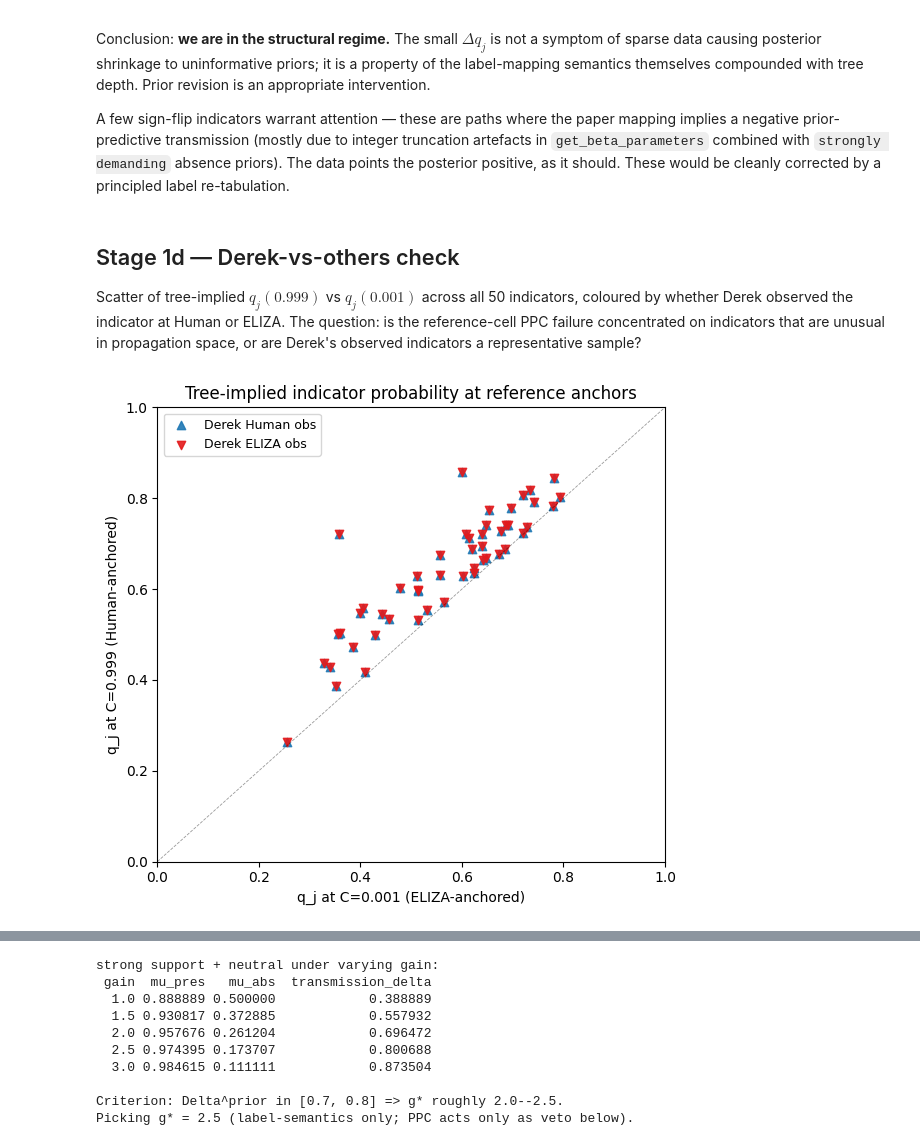
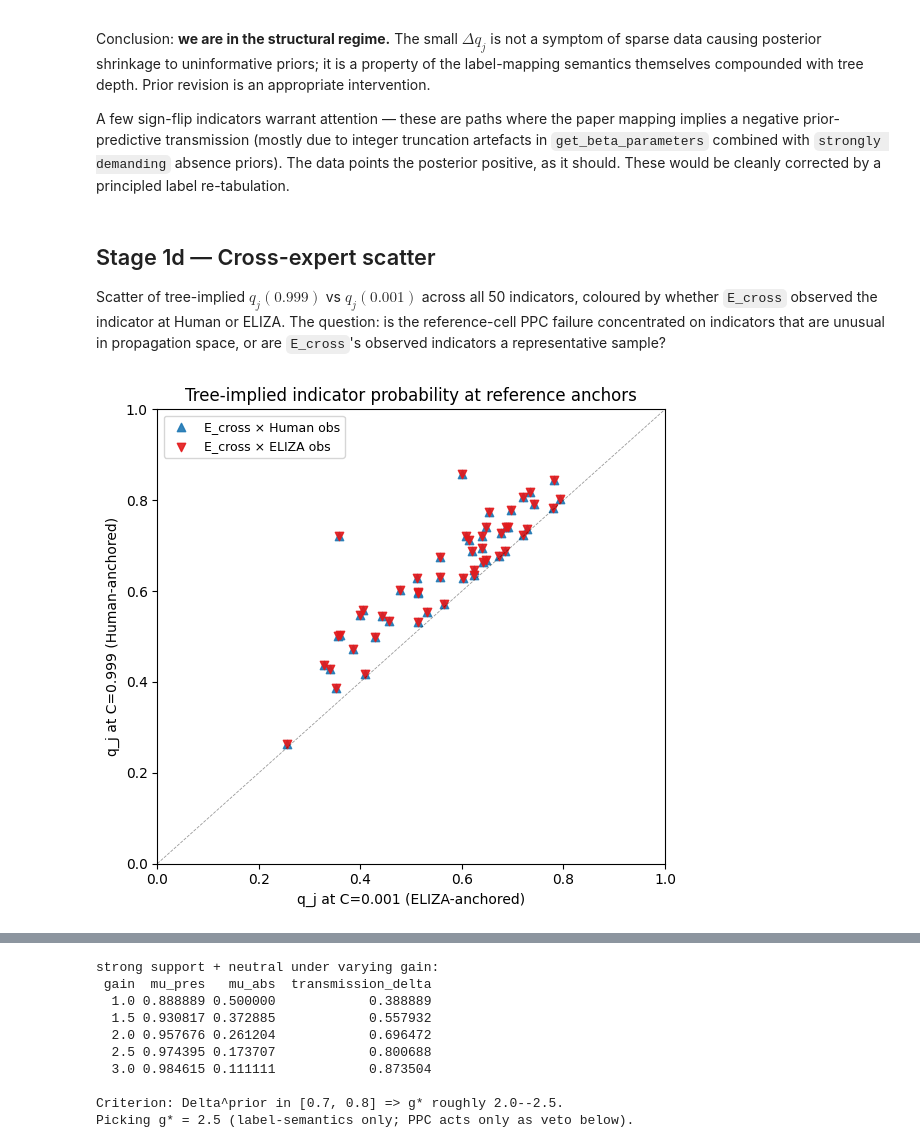
Before and after one commit to RyanJafefKelly/dcm-code, a Jupyter notebook: notebooks/18_gwt_tree_propagation.ipynb, the cells around one changed output, grey strips where cells are left out. Cells and saved outputs as stored; diff of their text form; code cells hidden in the pictures.

```diff
--- a/notebooks/18_gwt_tree_propagation.ipynb
+++ b/notebooks/18_gwt_tree_propagation.ipynb
@@ -28,23 +30,29 @@ import matplotlib.pyplot as plt
 from tree_propagation_diagnostic import (
     OUTPUT_DIR,
     RATIO_EPS,
+    CROSS_SYSTEM_CODE,
     apply_symmetric_gain,
     _load_contexts,
     label_calibration_rows,
     per_indicator_posterior_table,
     robust_log_ratio_and_flag,
-    derek_scatter_dataframe,
+    cross_expert_scatter_dataframe,
     counterfactual_screen_rows,
 )
 
-# Reuse the on-disk artefacts (regenerate if stale).
+# Reuse the on-disk artefacts (regenerate if stale: python tree_propagation_diagnostic.py).
 label_df = pd.read_csv(OUTPUT_DIR / 'label_calibration.csv')
 per_ind_df = pd.read_csv(OUTPUT_DIR / 'per_indicator_propagation.csv')
-scatter_df = pd.read_csv(OUTPUT_DIR / 'derek_scatter.csv')
+scatter_df = pd.read_csv(OUTPUT_DIR / 'cross_expert_scatter.csv')
 screen_df = pd.read_csv(OUTPUT_DIR / 'counterfactual_screen.csv')
+pp_df = pd.read_csv(OUTPUT_DIR / 'prior_predictive_qj.csv')
+pres_groups = pd.read_csv(OUTPUT_DIR / 'label_pres_group_counts.csv')
+abs_groups = pd.read_csv(OUTPUT_DIR / 'label_abs_group_counts.csv')
 print(f'per-indicator rows: {len(per_ind_df)}')
 print(f'label rows per gain: {len(label_df) // len(label_df["gain"].unique())}')
 print(f'screen rows: {len(screen_df)}')
+print(f'prior-predictive rows: {len(pp_df)}')
+print(f'pres groups: {len(pres_groups)}  |  abs groups: {len(abs_groups)}')
 # %% [output]
 per-indicator rows: 50
 label rows per gain: 81
@@ -185,29 +197,33 @@ Conclusion: **we are in the structural regime.** The small $\Delta q_j$ is not a
 
 A few sign-flip indicators warrant attention — these are paths where the paper mapping implies a negative prior-predictive transmission (mostly due to integer truncation artefacts in `get_beta_parameters` combined with `strongly demanding` absence priors). The data points the posterior positive, as it should. These would be cleanly corrected by a principled label re-tabulation.
 # %% [markdown]
-## Stage 1d — Derek-vs-others check
+## Stage 1d — Cross-expert scatter
 
-Scatter of tree-implied $q_j(0.999)$ vs $q_j(0.001)$ across all 50 indicators, coloured by whether Derek observed the indicator at Human or ELIZA. The question: is the reference-cell PPC failure concentrated on indicators that are unusual in propagation space, or are Derek's observed indicators a representative sample?
+Scatter of tree-implied $q_j(0.999)$ vs $q_j(0.001)$ across all 50 indicators, coloured by whether `E_cross` observed the indicator at Human or ELIZA. The question: is the reference-cell PPC failure concentrated on indicators that are unusual in propagation space, or are `E_cross`'s observed indicators a representative sample?
 # %%
+has_h = f'has_{CROSS_SYSTEM_CODE}_human'
+has_e = f'has_{CROSS_SYSTEM_CODE}_eliza'
 fig, ax = plt.subplots(figsize=(6, 5.5))
-other = scatter_df[~scatter_df['has_derek_human'] & ~scatter_df['has_derek_eliza']]
-derek_h = scatter_df[scatter_df['has_derek_human']]
-derek_e = scatter_df[scatter_df['has_derek_eliza']]
+other = scatter_df[~scatter_df[has_h] & ~scatter_df[has_e]]
+cross_h = scatter_df[scatter_df[has_h]]
+cross_e = scatter_df[scatter_df[has_e]]
 if len(other):
     ax.scatter(other['q_low_post'], other['q_high_post'],
-               s=28, alpha=0.6, color='#aaaaaa', label='no Derek obs')
-ax.scatter(derek_h['q_low_post'], derek_h['q_high_post'],
-           s=36, alpha=0.9, marker='^', color='#1f78b4', label='Derek Human obs')
-ax.scatter(derek_e['q_low_post'], derek_e['q_high_post'],
-           s=36, alpha=0.9, marker='v', color='#e31a1c', label='Derek ELIZA obs')
+               s=28, alpha=0.6, color='#aaaaaa', label='no cross-expert obs')
+ax.scatter(cross_h['q_low_post'], cross_h['q_high_post'],
+           s=36, alpha=0.9, marker='^', color='#1f78b4',
+           label=f'{CROSS_SYSTEM_CODE} × Human obs')
+ax.scatter(cross_e['q_low_post'], cross_e['q_high_post'],
+           s=36, alpha=0.9, marker='v', color='#e31a1c',
+           label=f'{CROSS_SYSTEM_CODE} × ELIZA obs')
 lim = np.linspace(0, 1, 2)
 ax.plot(lim, lim, 'k--', lw=0.6, alpha=0.4)
 ax.set_xlabel('q_j at C=0.001 (ELIZA-anchored)')
 ax.set_ylabel('q_j at C=0.999 (Human-anchored)')
 ax.set_title('Tree-implied indicator probability at reference anchors')
 ax.legend(fontsize=9)
 ax.set_xlim(0, 1); ax.set_ylim(0, 1)
 plt.tight_layout();
 # %% [output]
-[figure, old version]
+[figure, new version]
 # %% [markdown]
```
Also changed, not shown: parts of 14 cells of this notebook, 2 other files.
